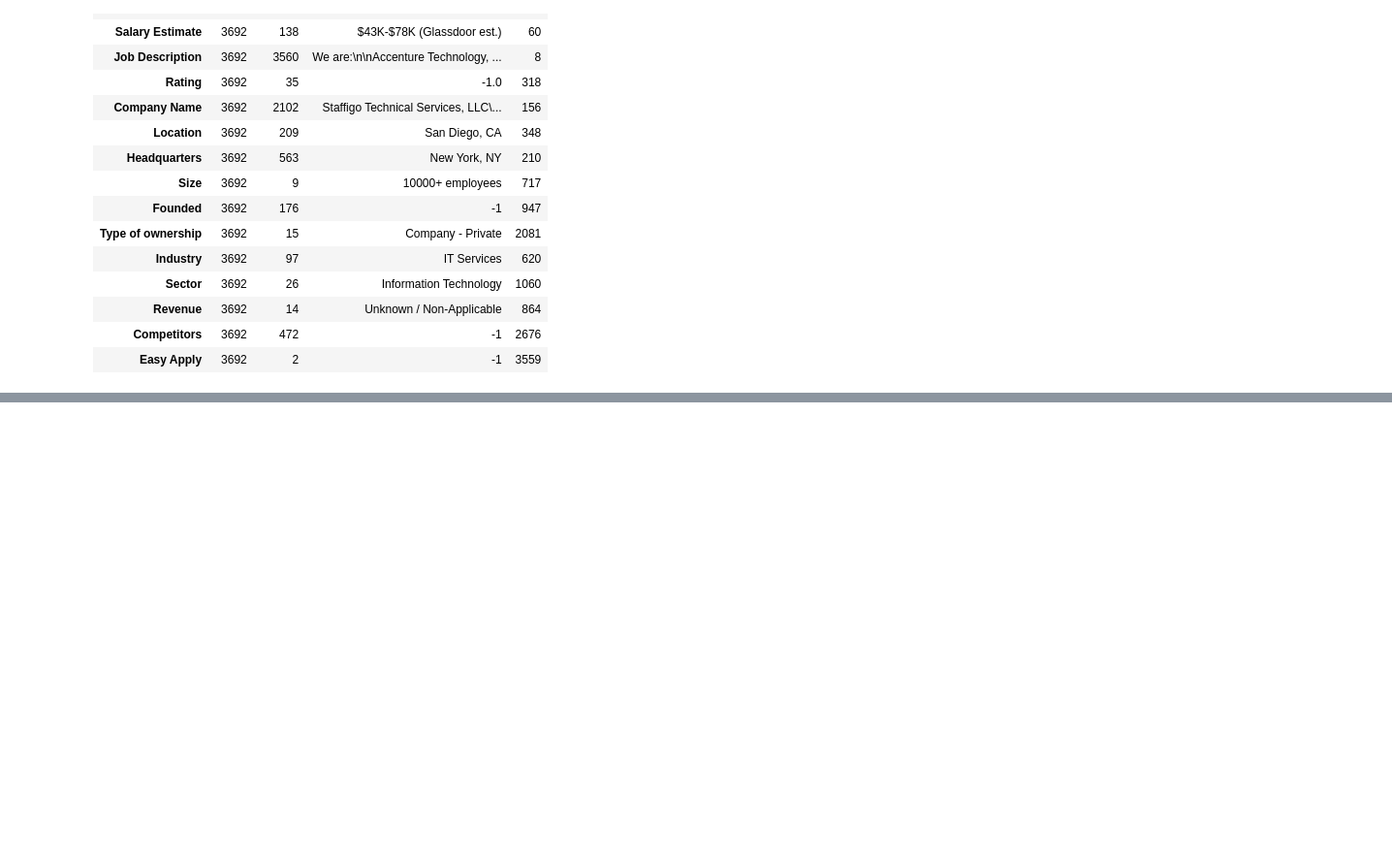
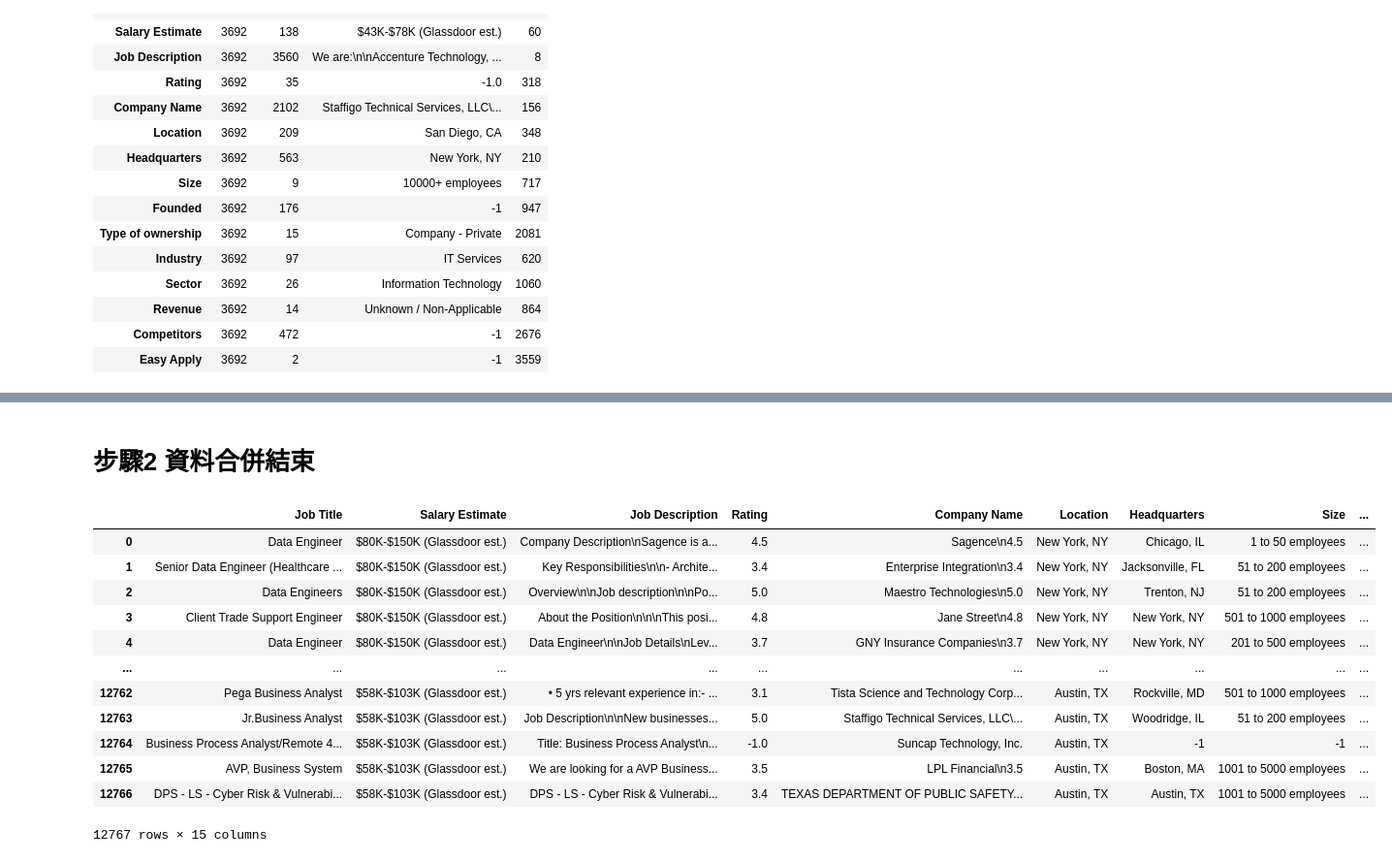
Before and after one commit to DANIEL20625/homework, a Jupyter notebook: homework.ipynb, the cells around one changed output, grey strips where cells are left out. Shown at 97% size. Saved outputs shown, nothing was run; the diff lists cells and outputs as text; code cells hidden in the pictures; blank space fills up the shorter version.

```diff
--- a/homework.ipynb
+++ b/homework.ipynb
@@ -102,6 +102,10 @@ True
 len(DataScientist['index'].unique()) == len(DataScientist['Unnamed: 0'].unique()) | len(DataScientist['index'].unique()) == DataScientist.shape[0]
 # %% [output]
 True
+# %%
+DataScientist = DataScientist.drop(["Unnamed: 0","index"], axis = 1)
+# %%
+DataAnalyst = DataAnalyst.drop("Unnamed: 0", axis = 1)
 # %% [markdown]
 因為 DataEngineer 這個資料集 沒有  [Unnamed: 0,index] 應該是不會有跑位情況之後合併再判斷， 剩下兩個資料集 index 與 Unnamed: 0 數量都吻合資料筆數所以沒有跑位問題
 # %%
@@ -130,0 +154,21 @@ normal_case.describe().transpose()
+# %% [markdown]
+# **步驟2 資料合併結束**
+# %%
+ALL_Data = pd.concat([DataEngineer,DataAnalyst,DataScientist,nan_case_clear,normal_case])
+ALL_Data.drop_duplicates(subset=ALL_Data.columns, keep='first', inplace=True)
+ALL_Data.reset_index(drop=True, inplace=True)
+ALL_Data
+# %% [output]
+|  | Job Title | Salary Estimate | Job Description | Rating | Company Name | Location | Headquarters | Size | ... |
+| 0 | Data Engineer | $80K-$150K (Glassdoor est.) | Company Description\nSagence is a... | 4.5 | Sagence\n4.5 | New York, NY | Chicago, IL | 1 to 50 employees | ... |
+| 1 | Senior Data Engineer (Healthcare ... | $80K-$150K (Glassdoor est.) | Key Responsibilities\n\n- Archite... | 3.4 | Enterprise Integration\n3.4 | New York, NY | Jacksonville, FL | 51 to 200 employees | ... |
+| 2 | Data Engineers | $80K-$150K (Glassdoor est.) | Overview\n\nJob description\n\nPo... | 5.0 | Maestro Technologies\n5.0 | New York, NY | Trenton, NJ | 51 to 200 employees | ... |
+| 3 | Client Trade Support Engineer | $80K-$150K (Glassdoor est.) | About the Position\n\n\nThis posi... | 4.8 | Jane Street\n4.8 | New York, NY | New York, NY | 501 to 1000 employees | ... |
+| 4 | Data Engineer | $80K-$150K (Glassdoor est.) | Data Engineer\n\nJob Details\nLev... | 3.7 | GNY Insurance Companies\n3.7 | New York, NY | New York, NY | 201 to 500 employees | ... |
+| ... | ... | ... | ... | ... | ... | ... | ... | ... | ... |
+| 12762 | Pega Business Analyst | $58K-$103K (Glassdoor est.) | • 5 yrs relevant experience in:- ... | 3.1 | Tista Science and Technology Corp... | Austin, TX | Rockville, MD | 501 to 1000 employees | ... |
+| 12763 | Jr.Business Analyst | $58K-$103K (Glassdoor est.) | Job Description\n\nNew businesses... | 5.0 | Staffigo Technical Services, LLC\... | Austin, TX | Woodridge, IL | 51 to 200 employees | ... |
+| 12764 | Business Process Analyst/Remote 4... | $58K-$103K (Glassdoor est.) | Title: Business Process Analyst\n... | -1.0 | Suncap Technology, Inc. | Austin, TX | -1 | -1 | ... |
+| 12765 | AVP, Business System | $58K-$103K (Glassdoor est.) | We are looking for a AVP Business... | 3.5 | LPL Financial\n3.5 | Austin, TX | Boston, MA | 1001 to 5000 employees | ... |
+| 12766 | DPS - LS - Cyber Risk & Vulnerabi... | $58K-$103K (Glassdoor est.) | DPS - LS - Cyber Risk & Vulnerabi... | 3.4 | TEXAS DEPARTMENT OF PUBLIC SAFETY... | Austin, TX | Austin, TX | 1001 to 5000 employees | ... |
+12767 rows × 15 columns
```
Also changed, not shown: parts of 5 cells of this notebook.
